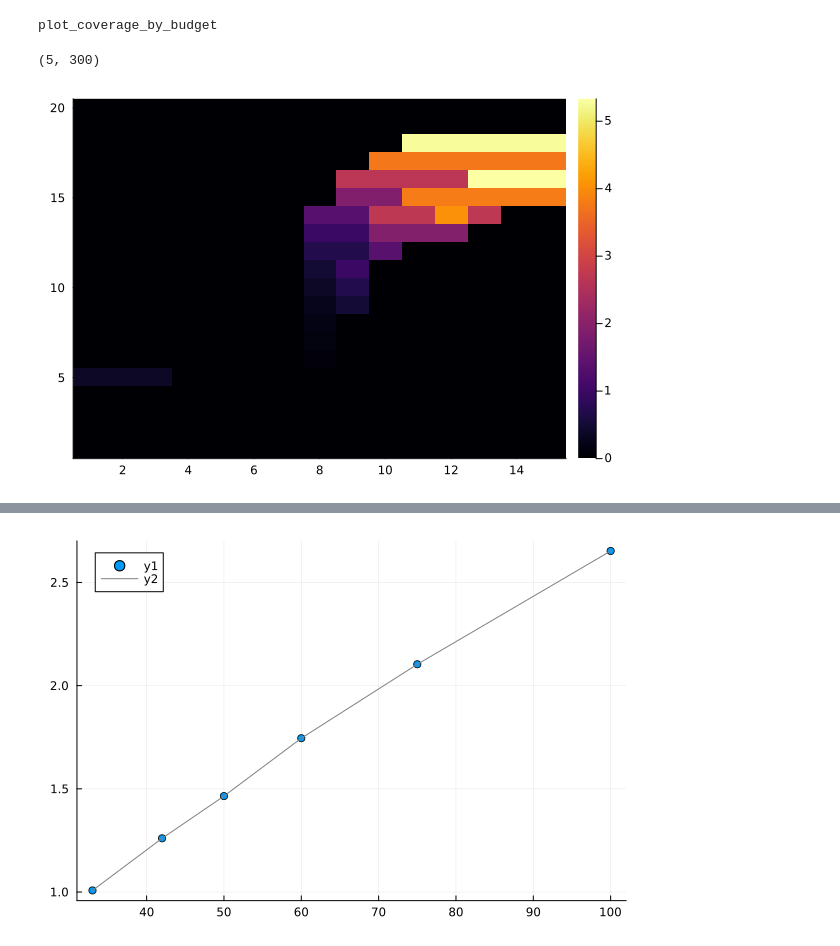
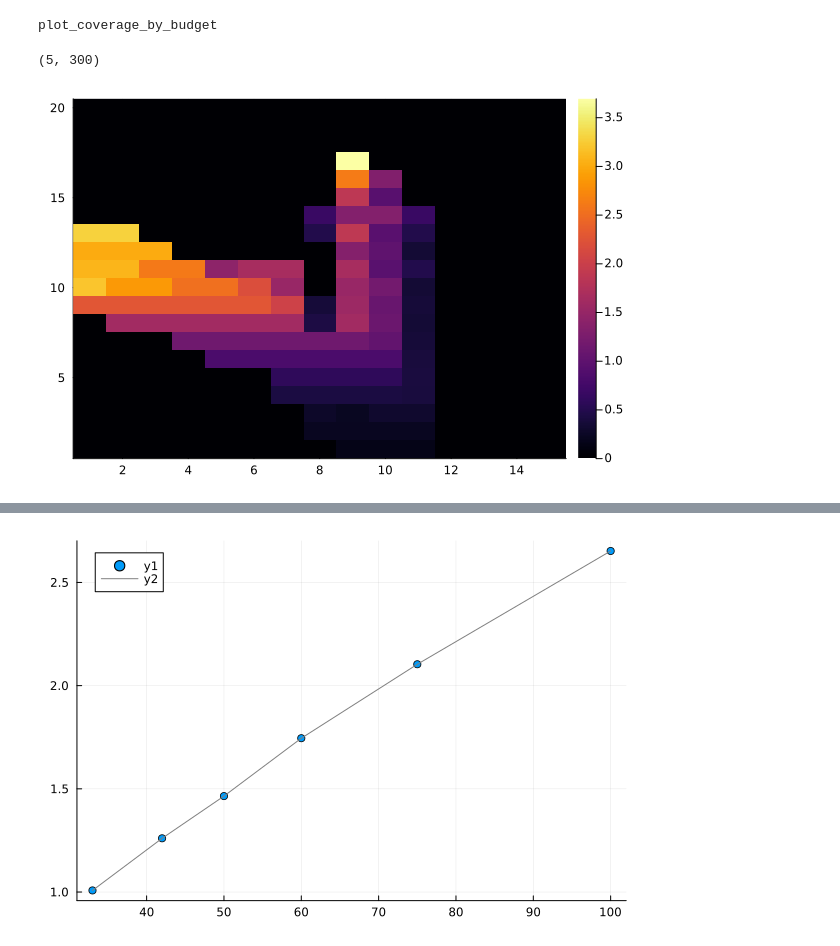
Before and after one commit to Jack-H-Buckner/FisheriesInsuranceModel, a Jupyter notebook: index_model/analysis.ipynb, the cells around one changed output, grey strips where cells are left out. Saved outputs shown, nothing was run; the diff lists cells and outputs as text; code cells hidden in the pictures.

```diff
--- a/index_model/analysis.ipynb
+++ b/index_model/analysis.ipynb
@@ -13,33 +13,33 @@ plot_coverage_by_budget
 # %%
 function coverage_levels(prob)
     # non bankrupt states only; the bankrupt branch carries a degenerate grid
     states = prob.V.states[:, prob.V.states[1, :] .== 1]
     states = states[:, states[5,:] .== 1.0]
     states = states[:, states[4,:] .== 0.0]
     print(size(states))
 
     # RegularGridBspline stores the axis ranges in `grid` and their lengths in
     # `dims` (see ValueFunctions.jl); `dims` is what reshape needs.
     bspline = prob.V.Bslines[1]
     dims = (20,15,1,1)#bspline.dims
     grid = bspline.grid
 
     u_opt = ValueFunctionIterations.policy(states, prob.u, prob.X, prob.R,
                                            prob.F, prob.p, prob.δ, prob.V)
     η_s = reshape(u_opt[2, :], dims...)
     η̄_s = mapslices(s -> price_per_exposure(El(s, prob.p), prob.p.cf, prob.p.cv),
                     states, dims = 1)
     η̄_s = reshape(η̄_s, dims...)
 
     return (η = η_s, η̄ = η̄_s, coverage = η_s ./ η̄_s, grid = grid)
 end
 using Plots
-problem = rebuild_problem("RA_int_pr50_re50")
+problem = rebuild_problem("no_RA_int_pr50_re50_cv33")
 cov_pr50 = coverage_levels(problem.prob)
 η_s_50, η̄_s_50, state_grid = cov_pr50
 p1 = Plots.heatmap(η_s_50[:,:,1,1]./η̄_s_50[:,:,1,1])
 p1
 # %% [output]
 (5, 300)
-[figure, old version]
+[figure, new version]
 # %%
```
Also changed, not shown: parts of 5 cells of this notebook, 16 other files.
